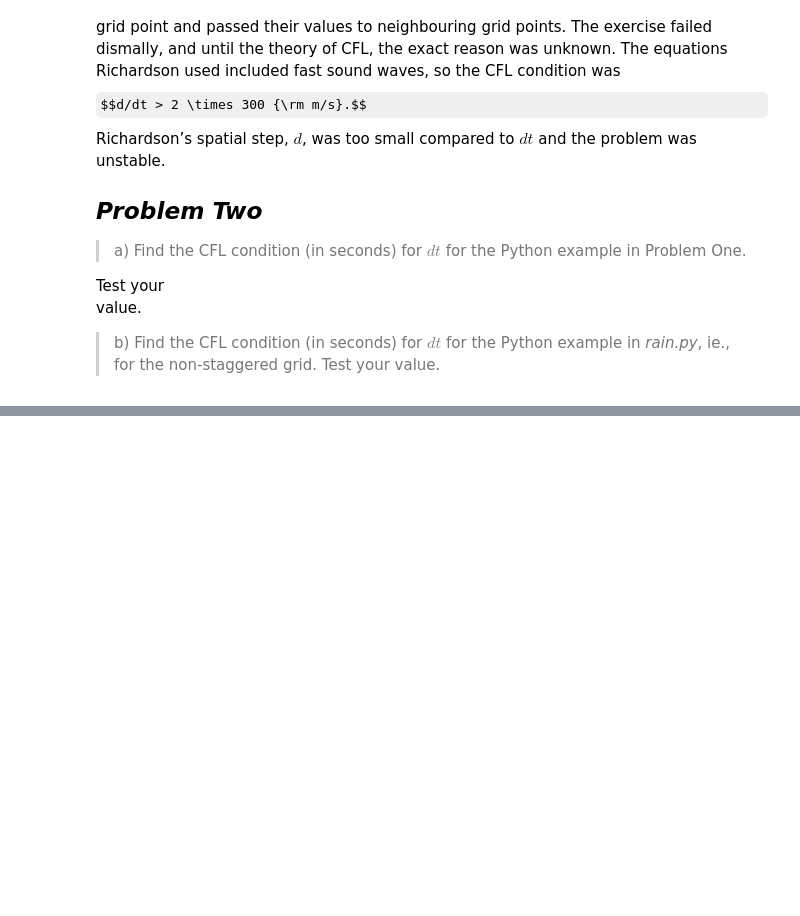
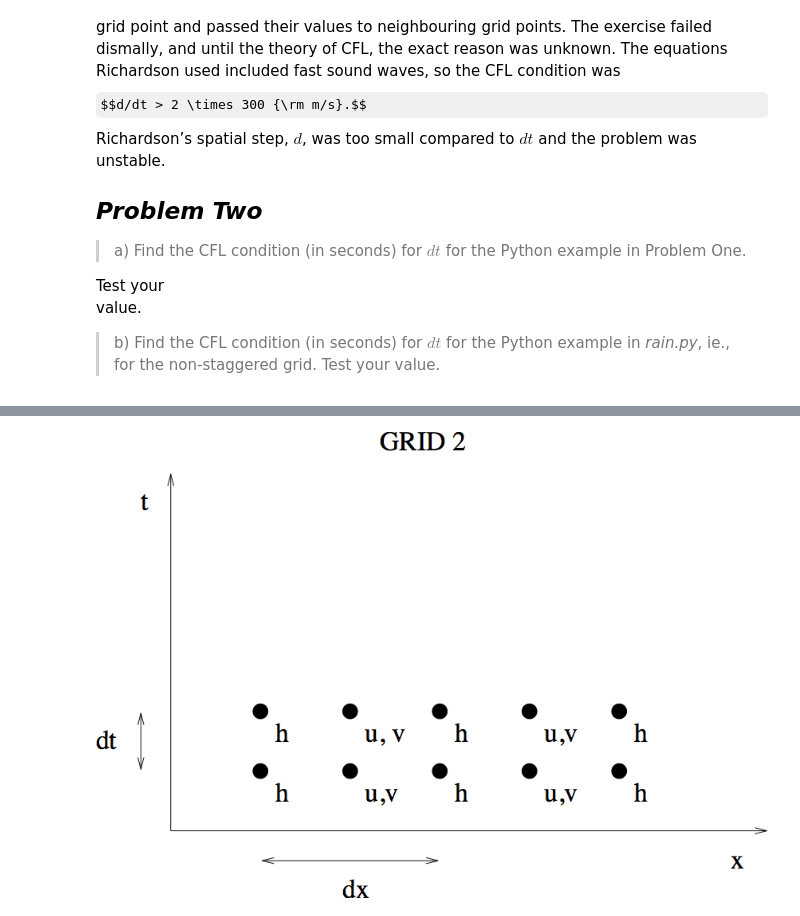
Before and after one commit to tjarnikova/numeric, a Jupyter notebook: lab7/Lab_7.ipynb, the cells around one changed output, grey strips where cells are left out. Cells and saved outputs as stored; diff of their text form; code cells hidden in the pictures; some formulas as TeX source; blank space fills up the shorter version.

```diff
--- a/lab7/Lab_7.ipynb
+++ b/lab7/Lab_7.ipynb
@@ -721,0 +772,4 @@ example in *rain.py*, ie., for the non-staggered grid. Test your value.
+# %%
+Image(filename='images/simple_grid2.png',width='50%')
+# %% [output]
+[figure, added]
```
Also changed, not shown: parts of 13 cells of this notebook, 1 other file.
